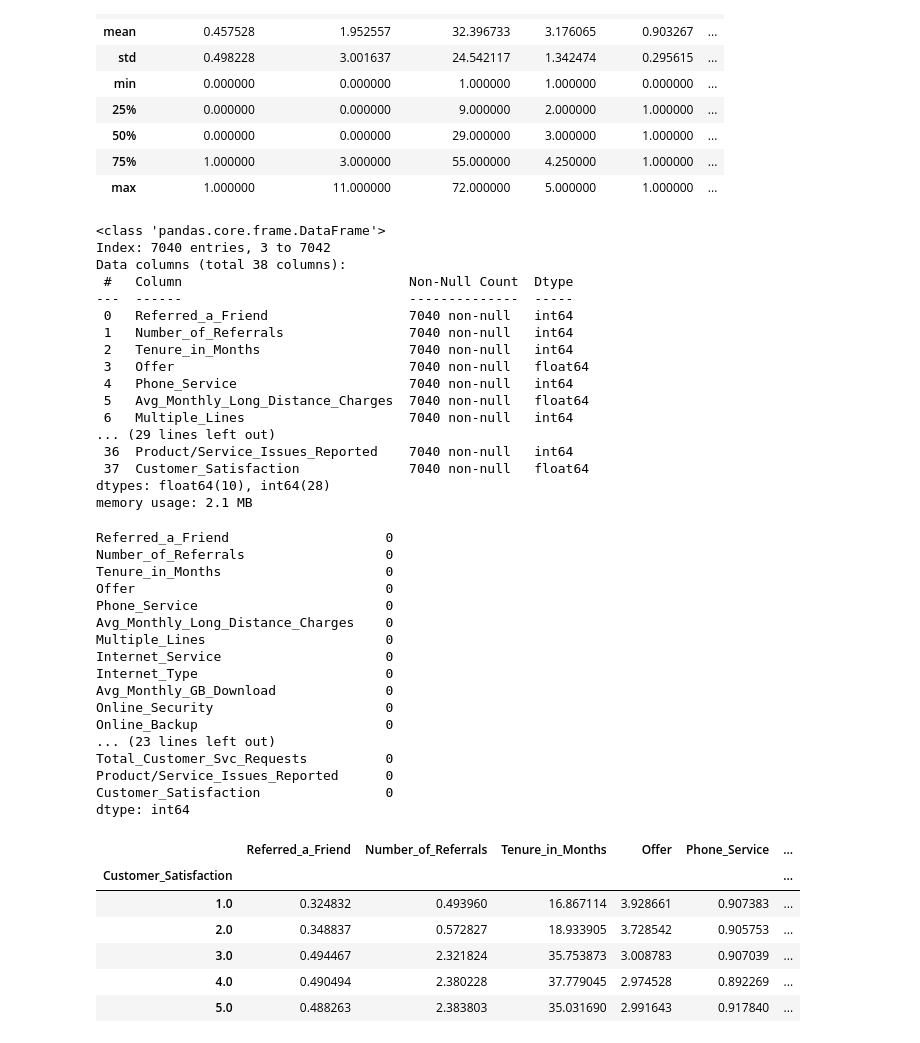
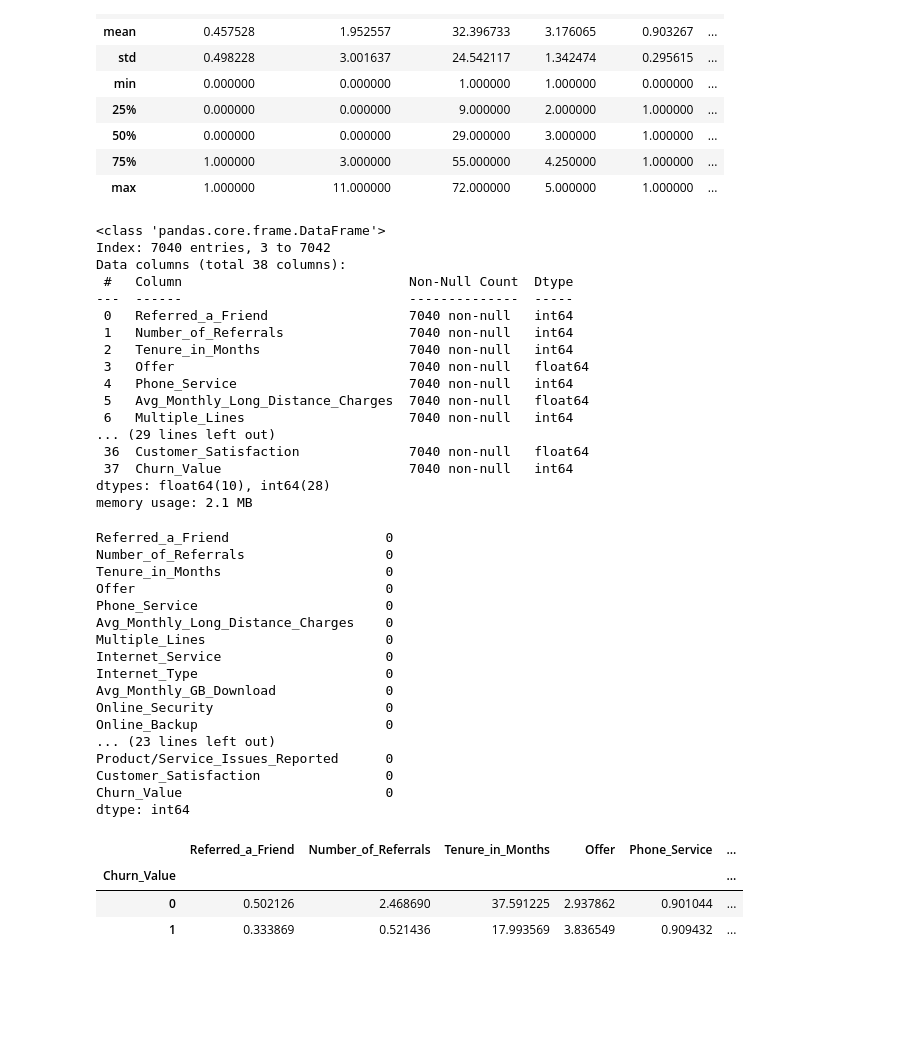
Before and after one commit to kunzr/DSE3002---Project-4, a Jupyter notebook: EDA.ipynb, the cells around one changed output. Drawn from its saved outputs; the diff is of its cells as text; code cells hidden in the pictures; blank space fills up the shorter version.

```diff
--- a/EDA.ipynb
+++ b/EDA.ipynb
@@ -23,6 +23,8 @@ churn = churn.drop('City', axis = 1)
 churn = churn.drop('Churn_Reason', axis = 1)
 churn = churn.drop('Latitude', axis = 1)
 churn = churn.drop('Longitude', axis = 1)
+column_to_move = 'Churn_Value'
+churn['Churn_Value'] = churn.pop(column_to_move)
 churn.head()
 # %% [output]
 |  | Referred_a_Friend | Number_of_Referrals | Tenure_in_Months | Offer | Phone_Service | ... |
@@ -100,8 +102,8 @@ Data columns (total 38 columns):
  5   Avg_Monthly_Long_Distance_Charges  7040 non-null   float64
  6   Multiple_Lines                     7040 non-null   int64
 ... (29 lines left out)
- 36  Product/Service_Issues_Reported    7040 non-null   int64
- 37  Customer_Satisfaction              7040 non-null   float64
+ 36  Customer_Satisfaction              7040 non-null   float64
+ 37  Churn_Value                        7040 non-null   int64
 dtypes: float64(10), int64(28)
 memory usage: 2.1 MB
 # %%
@@ -120,25 +122,22 @@ Avg_Monthly_GB_Download              0
 Online_Security                      0
 Online_Backup                        0
 ... (23 lines left out)
-Total_Customer_Svc_Requests          0
 Product/Service_Issues_Reported      0
 Customer_Satisfaction                0
+Churn_Value                          0
 dtype: int64
 # %%
 X = churn.iloc[:, 0:37]
 y = churn.iloc[:, -1]
 y_label = y.values
 
 columns_list = X.columns.tolist()
 tree = pd.DataFrame(X, columns = columns_list)
-churn['Customer_Satisfaction'] = y_label
-churn.groupby('Customer_Satisfaction').mean()
+churn['Churn_Value'] = y_label
+churn.groupby('Churn_Value').mean()
 # %% [output]
 |  | Referred_a_Friend | Number_of_Referrals | Tenure_in_Months | Offer | Phone_Service | ... |
-| Customer_Satisfaction |  |  |  |  |  | ... |
-| 1.0 | 0.324832 | 0.493960 | 16.867114 | 3.928661 | 0.907383 | ... |
-| 2.0 | 0.348837 | 0.572827 | 18.933905 | 3.728542 | 0.905753 | ... |
-| 3.0 | 0.494467 | 2.321824 | 35.753873 | 3.008783 | 0.907039 | ... |
-| 4.0 | 0.490494 | 2.380228 | 37.779045 | 2.974528 | 0.892269 | ... |
-| 5.0 | 0.488263 | 2.383803 | 35.031690 | 2.991643 | 0.917840 | ... |
+| Churn_Value |  |  |  |  |  | ... |
+| 0 | 0.502126 | 2.468690 | 37.591225 | 2.937862 | 0.901044 | ... |
+| 1 | 0.333869 | 0.521436 | 17.993569 | 3.836549 | 0.909432 | ... |
 # %%
```
Also changed, not shown: parts of 2 cells of this notebook, 2 other files.
